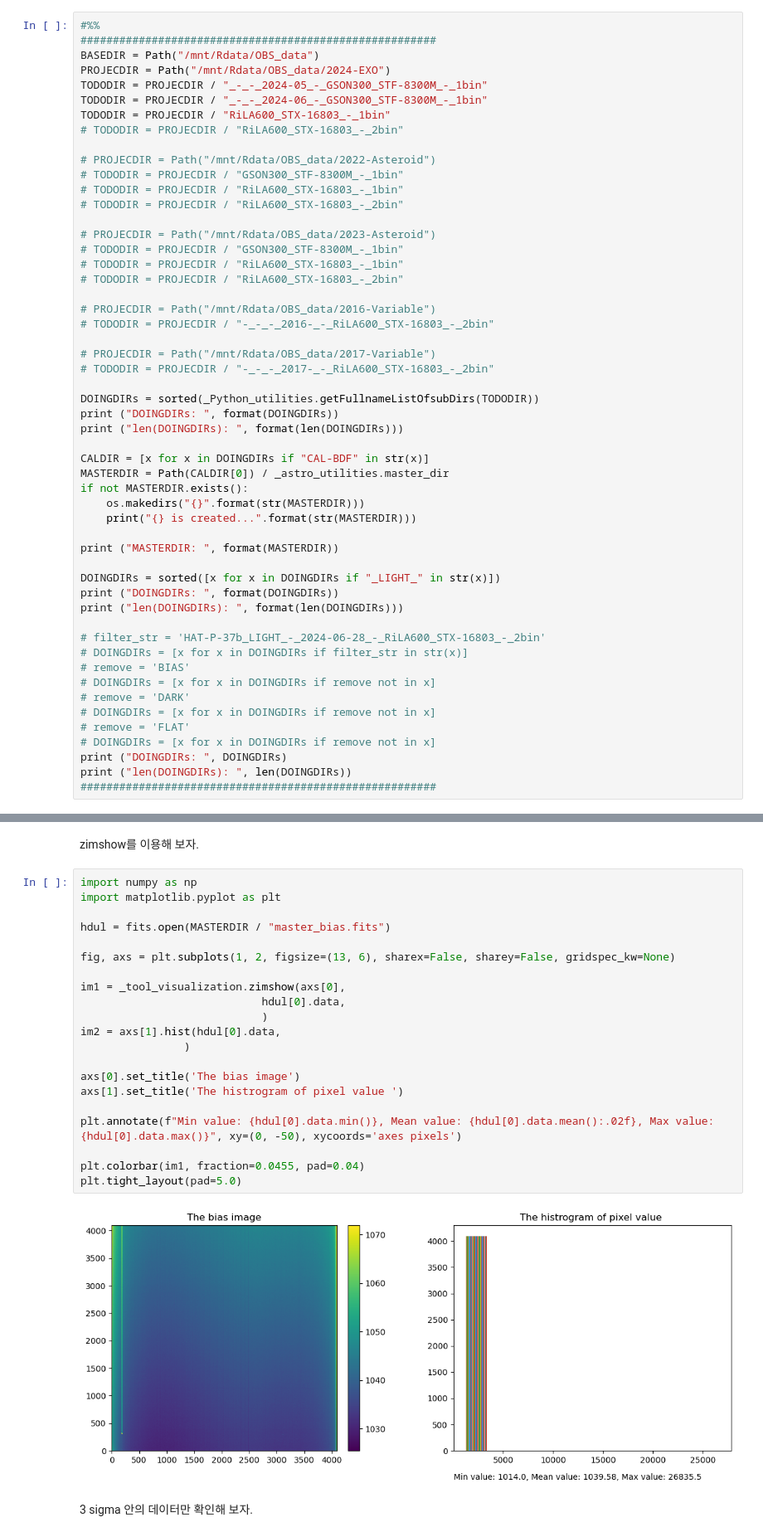
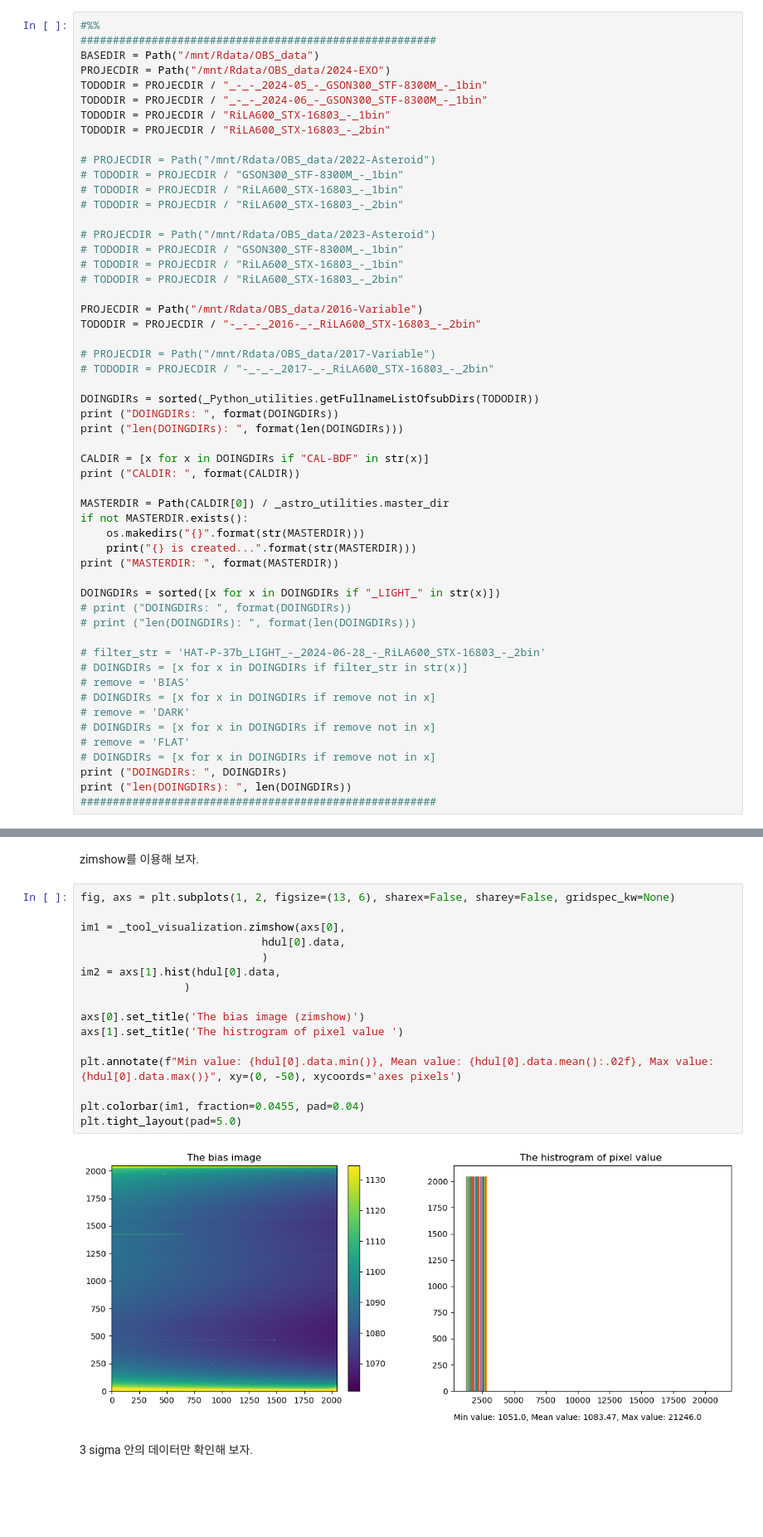
Before and after one commit to guitar79/astro_Python, a Jupyter notebook: 02_01_combine_master_files_in_samefolder.ipynb, the cells around one changed output, grey strips where cells are left out. Shown at 83% size. Saved outputs shown, nothing was run; the diff lists cells and outputs as text; blank space fills up the shorter version.

```diff
--- a/02_01_combine_master_files_in_samefolder.ipynb
+++ b/02_01_combine_master_files_in_samefolder.ipynb
@@ -94,7 +101,7 @@ PROJECDIR = Path("/mnt/Rdata/OBS_data/2024-EXO")
 TODODIR = PROJECDIR / "_-_-_2024-05_-_GSON300_STF-8300M_-_1bin"
 TODODIR = PROJECDIR / "_-_-_2024-06_-_GSON300_STF-8300M_-_1bin"
 TODODIR = PROJECDIR / "RiLA600_STX-16803_-_1bin"
-# TODODIR = PROJECDIR / "RiLA600_STX-16803_-_2bin"
+TODODIR = PROJECDIR / "RiLA600_STX-16803_-_2bin"
 
 # PROJECDIR = Path("/mnt/Rdata/OBS_data/2022-Asteroid")
 # TODODIR = PROJECDIR / "GSON300_STF-8300M_-_1bin"
@@ -106,8 +113,8 @@ TODODIR = PROJECDIR / "RiLA600_STX-16803_-_1bin"
 # TODODIR = PROJECDIR / "RiLA600_STX-16803_-_1bin"
 # TODODIR = PROJECDIR / "RiLA600_STX-16803_-_2bin"
 
-# PROJECDIR = Path("/mnt/Rdata/OBS_data/2016-Variable")
-# TODODIR = PROJECDIR / "-_-_-_2016-_-_RiLA600_STX-16803_-_2bin"
+PROJECDIR = Path("/mnt/Rdata/OBS_data/2016-Variable")
+TODODIR = PROJECDIR / "-_-_-_2016-_-_RiLA600_STX-16803_-_2bin"
 
 # PROJECDIR = Path("/mnt/Rdata/OBS_data/2017-Variable")
 # TODODIR = PROJECDIR / "-_-_-_2017-_-_RiLA600_STX-16803_-_2bin"
@@ -117,16 +124,17 @@ print ("DOINGDIRs: ", format(DOINGDIRs))
 print ("len(DOINGDIRs): ", format(len(DOINGDIRs)))
 
 CALDIR = [x for x in DOINGDIRs if "CAL-BDF" in str(x)]
+print ("CALDIR: ", format(CALDIR))
+
 MASTERDIR = Path(CALDIR[0]) / _astro_utilities.master_dir
 if not MASTERDIR.exists():
     os.makedirs("{}".format(str(MASTERDIR)))
     print("{} is created...".format(str(MASTERDIR)))
-
 print ("MASTERDIR: ", format(MASTERDIR))
 
 DOINGDIRs = sorted([x for x in DOINGDIRs if "_LIGHT_" in str(x)])
-print ("DOINGDIRs: ", format(DOINGDIRs))
-print ("len(DOINGDIRs): ", format(len(DOINGDIRs)))
+# print ("DOINGDIRs: ", format(DOINGDIRs))
+# print ("len(DOINGDIRs): ", format(len(DOINGDIRs)))
 
 # filter_str = 'HAT-P-37b_LIGHT_-_2024-06-28_-_RiLA600_STX-16803_-_2bin'
 # DOINGDIRs = [x for x in DOINGDIRs if filter_str in str(x)]
@@ -238,28 +260,23 @@ plt.tight_layout(pad=5.0)
 # %% [markdown]
 zimshow를 이용해 보자.
 # %%
-import numpy as np
-import matplotlib.pyplot as plt
-
-hdul = fits.open(MASTERDIR / "master_bias.fits")
-
 fig, axs = plt.subplots(1, 2, figsize=(13, 6), sharex=False, sharey=False, gridspec_kw=None)
 
 im1 = _tool_visualization.zimshow(axs[0],
                             hdul[0].data,
                             )
 im2 = axs[1].hist(hdul[0].data,
                 )
 
-axs[0].set_title('The bias image')
+axs[0].set_title('The bias image (zimshow)')
 axs[1].set_title('The histrogram of pixel value ')
 
 plt.annotate(f"Min value: {hdul[0].data.min()}, Mean value: {hdul[0].data.mean():.02f}, Max value: {hdul[0].data.max()}", xy=(0, -50), xycoords='axes pixels')
 
 plt.colorbar(im1, fraction=0.0455, pad=0.04)
 plt.tight_layout(pad=5.0)
 # %% [output]
-[figure, old version]
+[figure, new version]
 # %% [markdown]
 3 sigma 안의 데이터만 확인해 보자.
 # %% [markdown]
```
Also changed, not shown: parts of 14 cells of this notebook, 17 other files.
